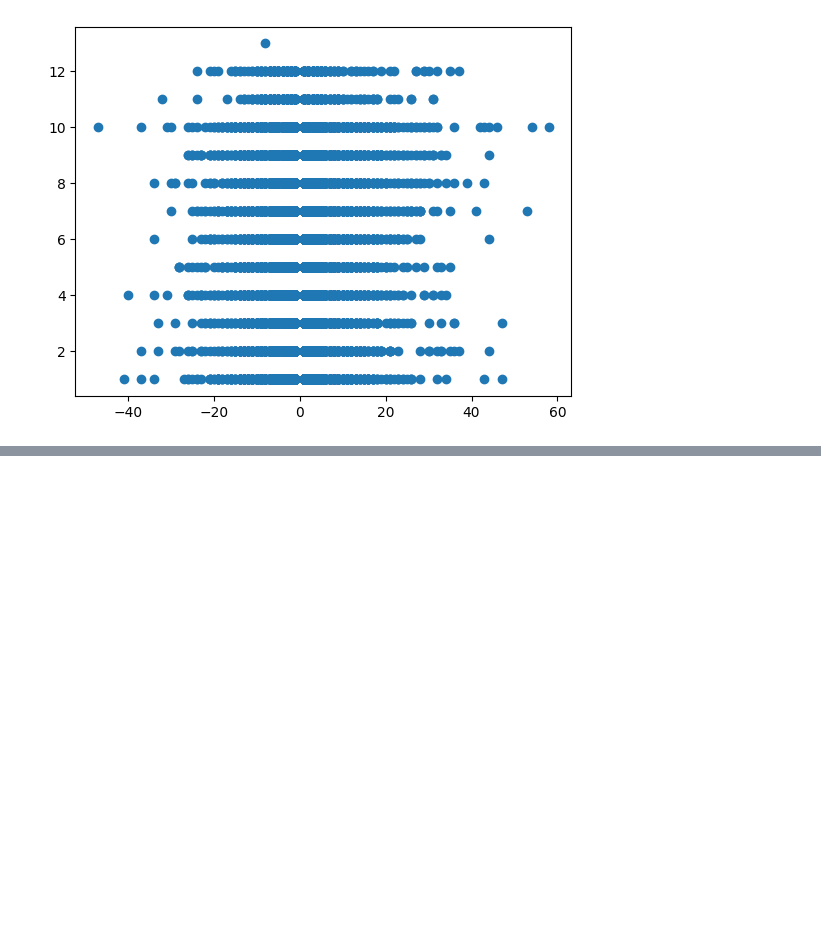
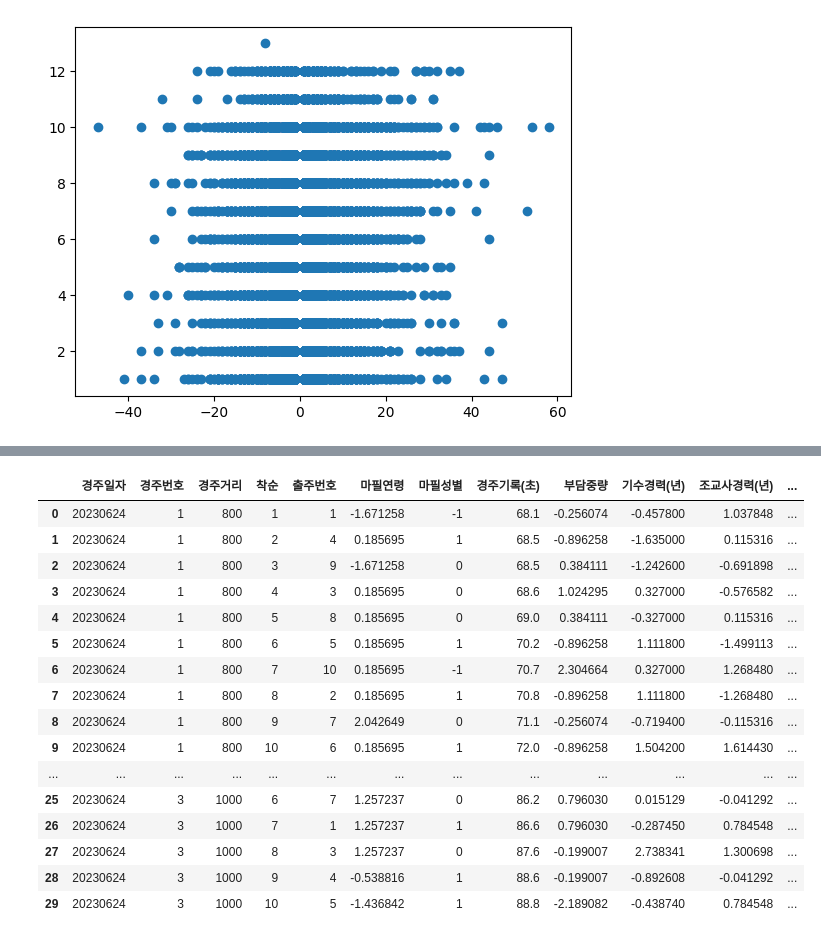
Before and after one commit to chomgid/HorceRacingPrediction2023, a Jupyter notebook: Jaehoon/horse_data_EDA.ipynb, the cells around one changed output, grey strips where cells are left out. Drawn from its saved outputs; the diff is of its cells as text; code cells hidden in the pictures; blank space fills up the shorter version.

```diff
--- a/Jaehoon/horse_data_EDA.ipynb
+++ b/Jaehoon/horse_data_EDA.ipynb
@@ -372,0 +455,27 @@ Name: 0, dtype: object
+# %%
+#풍향 원핫인코딩
+from sklearn.preprocessing import OneHotEncoder
+encoder = OneHotEncoder()
+categories = merge_data["풍향(16방위)"].unique().reshape(-1,1)
+encoder.fit(categories)
+data = pd.DataFrame(encoder.transform(merge_data[["풍향(16방위)"]]).toarray())
+data.columns = encoder.categories_
+merge_data=pd.concat([merge_data, data], axis=1)
+# %%
+categories = merge_data["경주거리"].unique().reshape(-1,1)
+encoder.fit(categories)
+data = pd.DataFrame(encoder.transform(merge_data[["경주거리"]]).toarray())
+data.columns = encoder.categories_
+merge_data=pd.concat([merge_data, data], axis=1)
+# %%
+#혈통과 max_post는 상관관계성이 높음 혈통별 평균치를 결측치로 대체
+marge_data=merge_data.drop(columns=['풍향(16방위)'])
+b["max_post"].sort_values(ascending=False)
+max_post1=np.mean(merge_data[merge_data['혈통']==1]['max_post'])
+max_post0=np.mean(merge_data[merge_data['혈통']==0]['max_post'])
+
+merge_data.loc[(merge_data['max_post']==0)&(merge_data['혈통']==1),'max_post']=max_post1
+merge_data.loc[(merge_data['max_post']==0)&(merge_data['혈통']==0),'max_post']=max_post0
+
+
+merge_data
@@ -372,0 +496,3 @@ Name: 0, dtype: object
+# %%
+merge_data[merge_data['레이팅']==0]['레이팅']=29
+merge_data
@@ -372,0 +558,20 @@ Name: 0, dtype: object
+# %%
+merge_data.head(30)
+# %% [output]
+|  | 경주일자 | 경주번호 | 경주거리 | 착순 | 출주번호 | 마필연령 | 마필성별 | 경주기록(초) | 부담중량 | 기수경력(년) | 조교사경력(년) | ... |
+| 0 | 20230624 | 1 | 800 | 1 | 1 | -1.671258 | -1 | 68.1 | -0.256074 | -0.457800 | 1.037848 | ... |
+| 1 | 20230624 | 1 | 800 | 2 | 4 | 0.185695 | 1 | 68.5 | -0.896258 | -1.635000 | 0.115316 | ... |
+| 2 | 20230624 | 1 | 800 | 3 | 9 | -1.671258 | 0 | 68.5 | 0.384111 | -1.242600 | -0.691898 | ... |
+| 3 | 20230624 | 1 | 800 | 4 | 3 | 0.185695 | 0 | 68.6 | 1.024295 | 0.327000 | -0.576582 | ... |
+| 4 | 20230624 | 1 | 800 | 5 | 8 | 0.185695 | 0 | 69.0 | 0.384111 | -0.327000 | 0.115316 | ... |
+| 5 | 20230624 | 1 | 800 | 6 | 5 | 0.185695 | 1 | 70.2 | -0.896258 | 1.111800 | -1.499113 | ... |
+| 6 | 20230624 | 1 | 800 | 7 | 10 | 0.185695 | -1 | 70.7 | 2.304664 | 0.327000 | 1.268480 | ... |
+| 7 | 20230624 | 1 | 800 | 8 | 2 | 0.185695 | 1 | 70.8 | -0.896258 | 1.111800 | -1.268480 | ... |
+| 8 | 20230624 | 1 | 800 | 9 | 7 | 2.042649 | 0 | 71.1 | -0.256074 | -0.719400 | -0.115316 | ... |
+| 9 | 20230624 | 1 | 800 | 10 | 6 | 0.185695 | 1 | 72.0 | -0.896258 | 1.504200 | 1.614430 | ... |
+| ... | ... | ... | ... | ... | ... | ... | ... | ... | ... | ... | ... | ... |
+| 25 | 20230624 | 3 | 1000 | 6 | 7 | 1.257237 | 0 | 86.2 | 0.796030 | 0.015129 | -0.041292 | ... |
+| 26 | 20230624 | 3 | 1000 | 7 | 1 | 1.257237 | 1 | 86.6 | 0.796030 | -0.287450 | 0.784548 | ... |
+| 27 | 20230624 | 3 | 1000 | 8 | 3 | 1.257237 | 0 | 87.6 | -0.199007 | 2.738341 | 1.300698 | ... |
+| 28 | 20230624 | 3 | 1000 | 9 | 4 | -0.538816 | 1 | 88.6 | -0.199007 | -0.892608 | -0.041292 | ... |
+| 29 | 20230624 | 3 | 1000 | 10 | 5 | -1.436842 | 1 | 88.8 | -2.189082 | -0.438740 | 0.784548 | ... |
```
Also changed, not shown: parts of 13 cells of this notebook, 1 other file.
